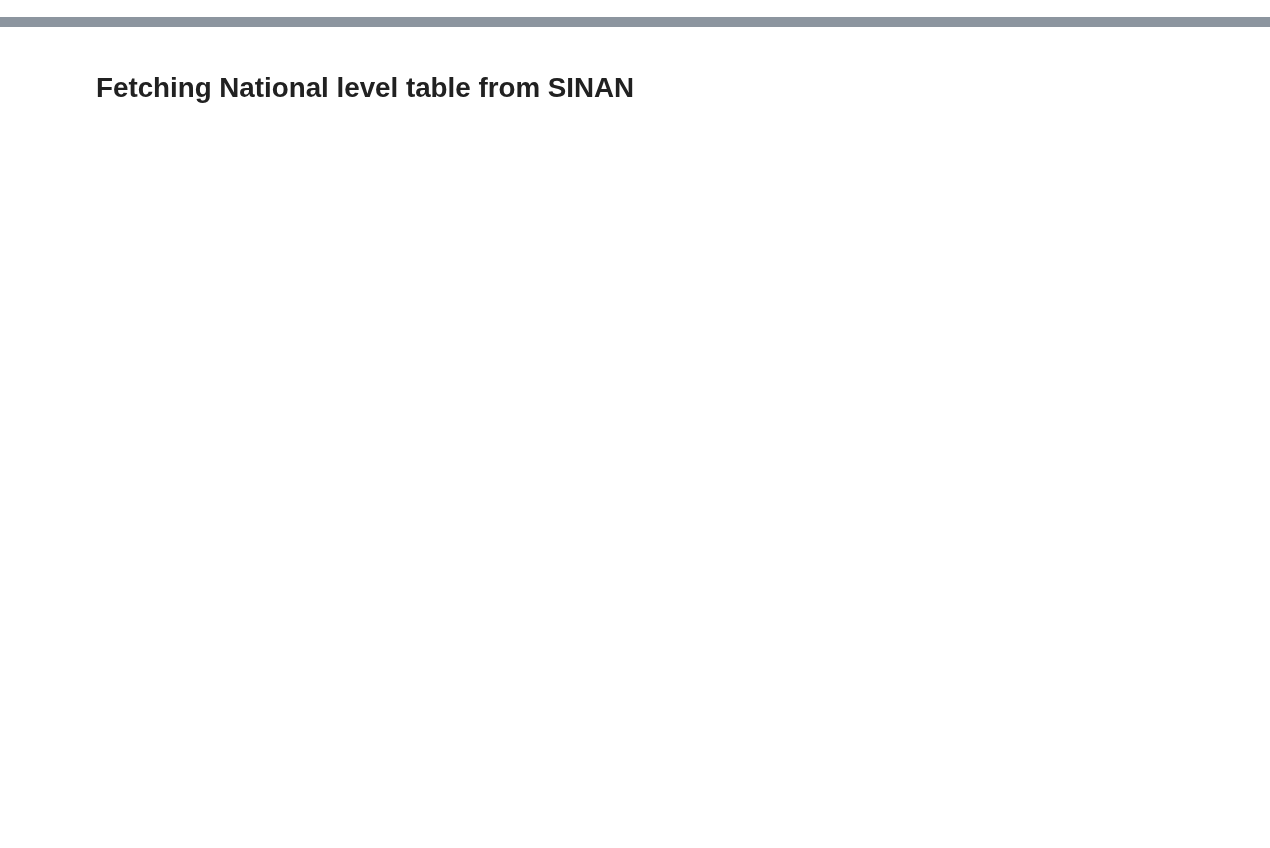
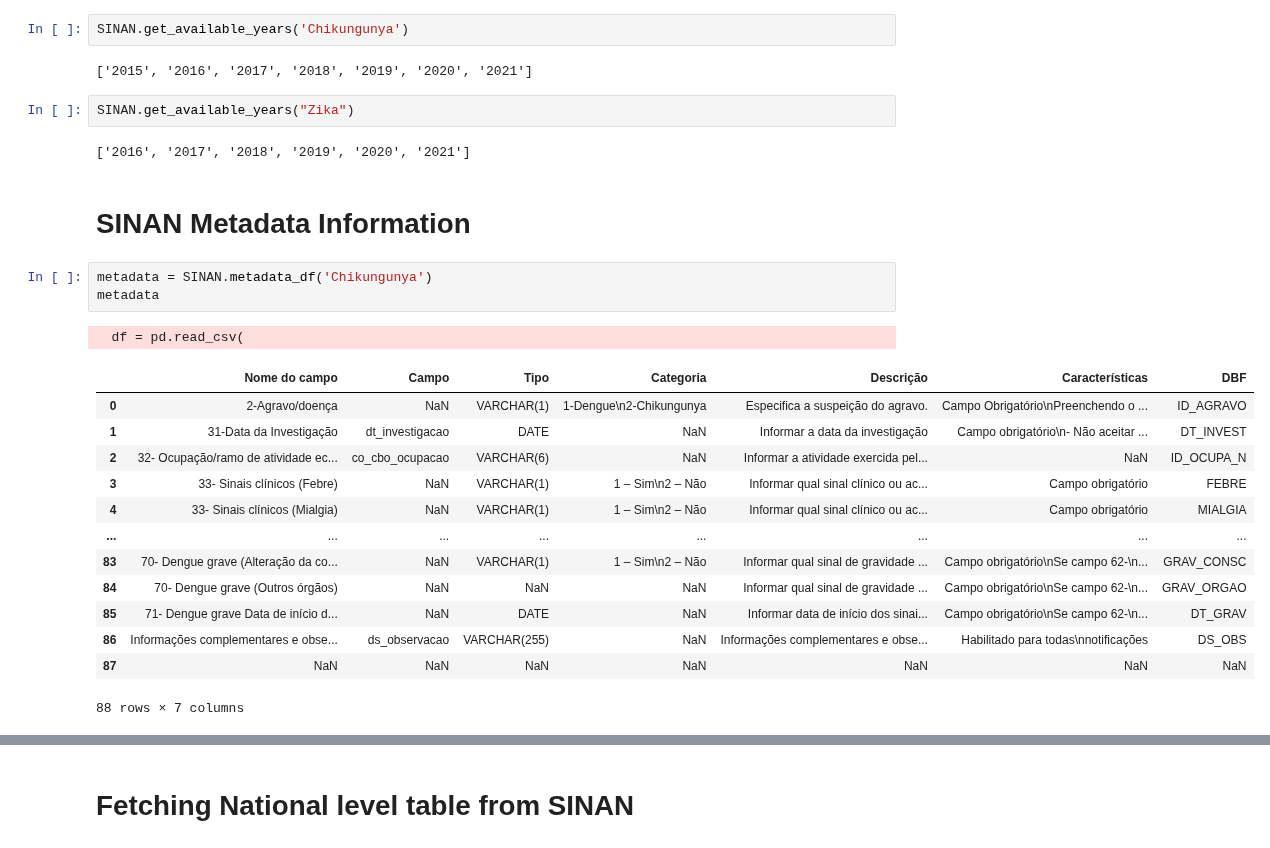
Before and after one commit to AlertaDengue/PySUS, a Jupyter notebook: pysus/Notebooks/SINAN.ipynb, the cells around one changed output, grey strips where cells are left out. Drawn from its saved outputs; the diff is of its cells as text; blank space fills up the shorter version.

```diff
--- a/pysus/Notebooks/SINAN.ipynb
+++ b/pysus/Notebooks/SINAN.ipynb
@@ -0,0 +26,28 @@
+# %%
+SINAN.get_available_years('Chikungunya')
+# %% [output]
+['2015', '2016', '2017', '2018', '2019', '2020', '2021']
+# %%
+SINAN.get_available_years("Zika")
+# %% [output]
+['2016', '2017', '2018', '2019', '2020', '2021']
+# %% [markdown]
+# SINAN Metadata Information
+# %%
+metadata = SINAN.metadata_df('Chikungunya')
+metadata
+# %% [output]
+  df = pd.read_csv(
+|  | Nome do campo | Campo | Tipo | Categoria | Descrição | Características | DBF |
+| 0 | 2-Agravo/doença | NaN | VARCHAR(1) | 1-Dengue\n2-Chikungunya | Especifica a suspeição do agravo. | Campo Obrigatório\nPreenchendo o ... | ID_AGRAVO |
+| 1 | 31-Data da Investigação | dt_investigacao | DATE | NaN | Informar a data da investigação | Campo obrigatório\n- Não aceitar ... | DT_INVEST |
+| 2 | 32- Ocupação/ramo de atividade ec... | co_cbo_ocupacao | VARCHAR(6) | NaN | Informar a atividade exercida pel... | NaN | ID_OCUPA_N |
+| 3 | 33- Sinais clínicos (Febre) | NaN | VARCHAR(1) | 1 – Sim\n2 – Não | Informar qual sinal clínico ou ac... | Campo obrigatório | FEBRE |
+| 4 | 33- Sinais clínicos (Mialgia) | NaN | VARCHAR(1) | 1 – Sim\n2 – Não | Informar qual sinal clínico ou ac... | Campo obrigatório | MIALGIA |
+| ... | ... | ... | ... | ... | ... | ... | ... |
+| 83 | 70- Dengue grave (Alteração da co... | NaN | VARCHAR(1) | 1 – Sim\n2 – Não | Informar qual sinal de gravidade ... | Campo obrigatório\nSe campo 62-\n... | GRAV_CONSC |
+| 84 | 70- Dengue grave (Outros órgãos) | NaN | NaN | NaN | Informar qual sinal de gravidade ... | Campo obrigatório\nSe campo 62-\n... | GRAV_ORGAO |
+| 85 | 71- Dengue grave Data de início d... | NaN | DATE | NaN | Informar data de início dos sinai... | Campo obrigatório\nSe campo 62-\n... | DT_GRAV |
+| 86 | Informações complementares e obse... | ds_observacao | VARCHAR(255) | NaN | Informações complementares e obse... | Habilitado para todas\nnotificações | DS_OBS |
+| 87 | NaN | NaN | NaN | NaN | NaN | NaN | NaN |
+88 rows × 7 columns
```
Also changed, not shown: parts of 22 cells of this notebook, 1 other file.
